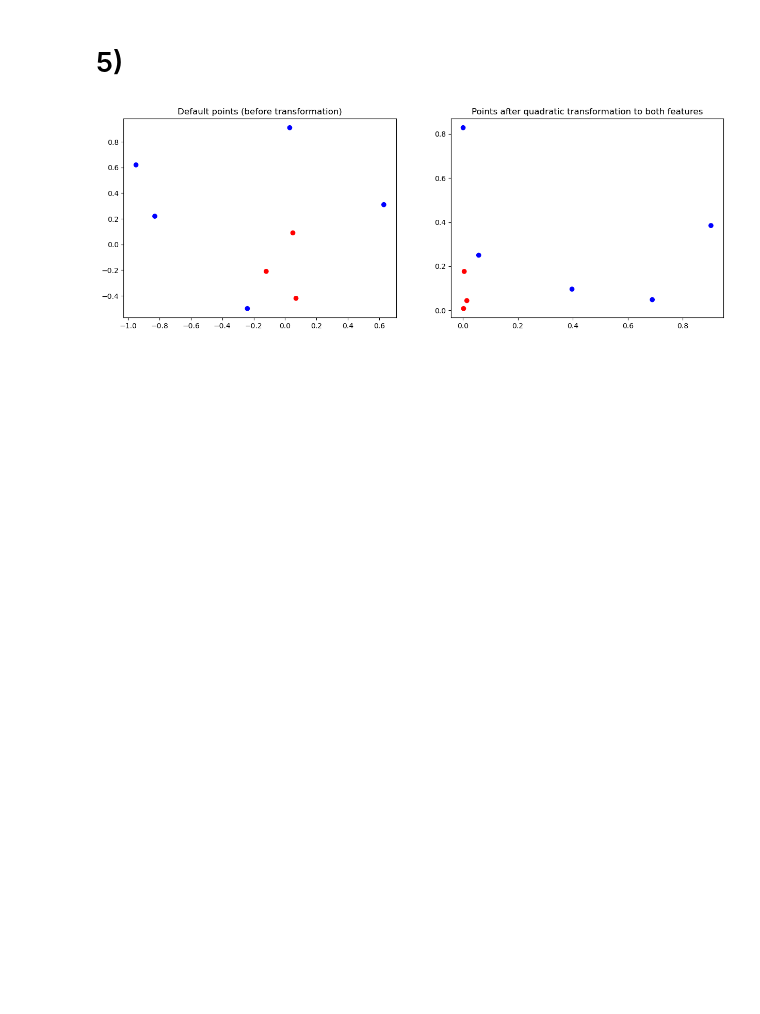
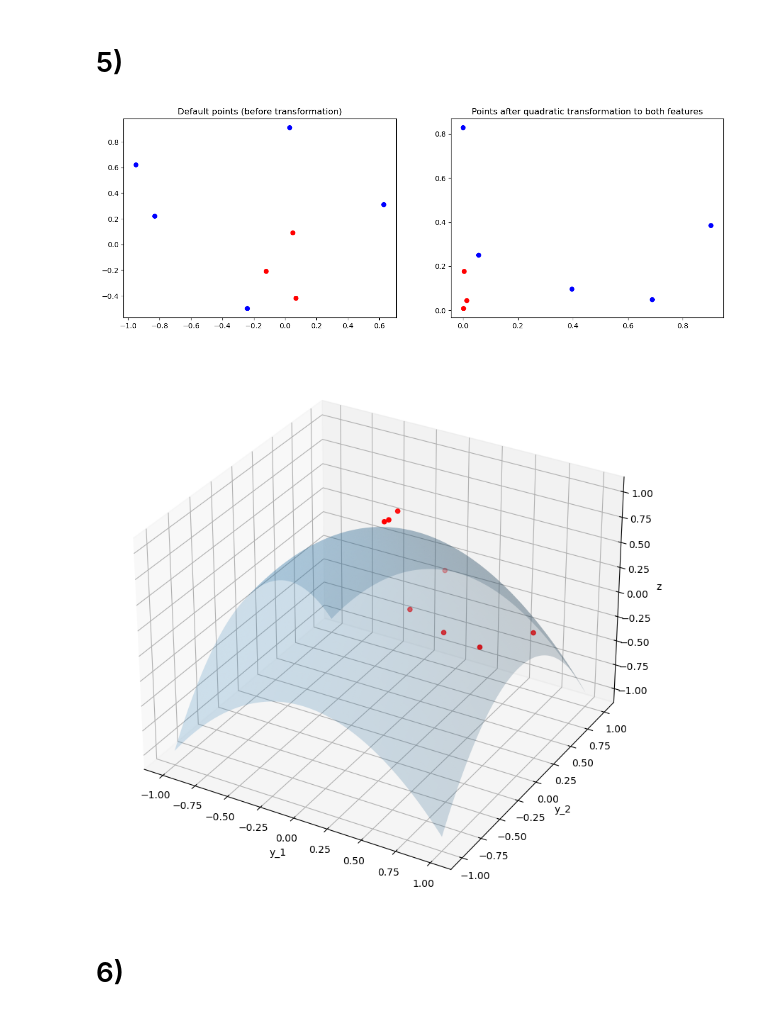
Before and after one commit to randomicecube/ml-exercises, a Jupyter notebook: p4/p4.ipynb, the cells around one changed output. Saved outputs shown, nothing was run; the diff lists cells and outputs as text; code cells hidden in the pictures; blank space fills up the shorter version.

```diff
--- a/p4/p4.ipynb
+++ b/p4/p4.ipynb
@@ -204,3 +232,30 @@ bmatrix(Phi, nameof(Phi), exercise=5)
 W = np.linalg.inv(Phi.T @ Phi) @ Phi.T @ LABELS
 
 bmatrix(W, nameof(W), exercise=5)
+# %%
+# Plot the paraboloid + the points
+
+fig = plt.figure(figsize=(10, 10))
+ax = fig.add_subplot(111, projection='3d')
+
+# Plot the data points
+ax.scatter(X_quadratic[:, 0], X_quadratic[:, 1], LABELS, c='r', marker='o')
+
+# Plot the paraboloid
+x1 = np.linspace(-1, 1, 100)
+x2 = np.linspace(-1, 1, 100)
+x1, x2 = np.meshgrid(x1, x2)
+z = W[0] + W[1] * x1 ** 2 + W[2] * x2 ** 2
+ax.plot_surface(x1, x2, z, alpha=0.2)
+
+ax.set_xlabel('y_1')
+ax.set_ylabel('y_2')
+ax.set_zlabel('z')
+
+
+plt.savefig('./assets/ex-5/paraboloid.svg', format='svg')
+plt.show()
+# %% [output]
+[figure, added]
+# %% [markdown]
+# 6)
```
Also changed, not shown: parts of 6 cells of this notebook, 21 other files.
